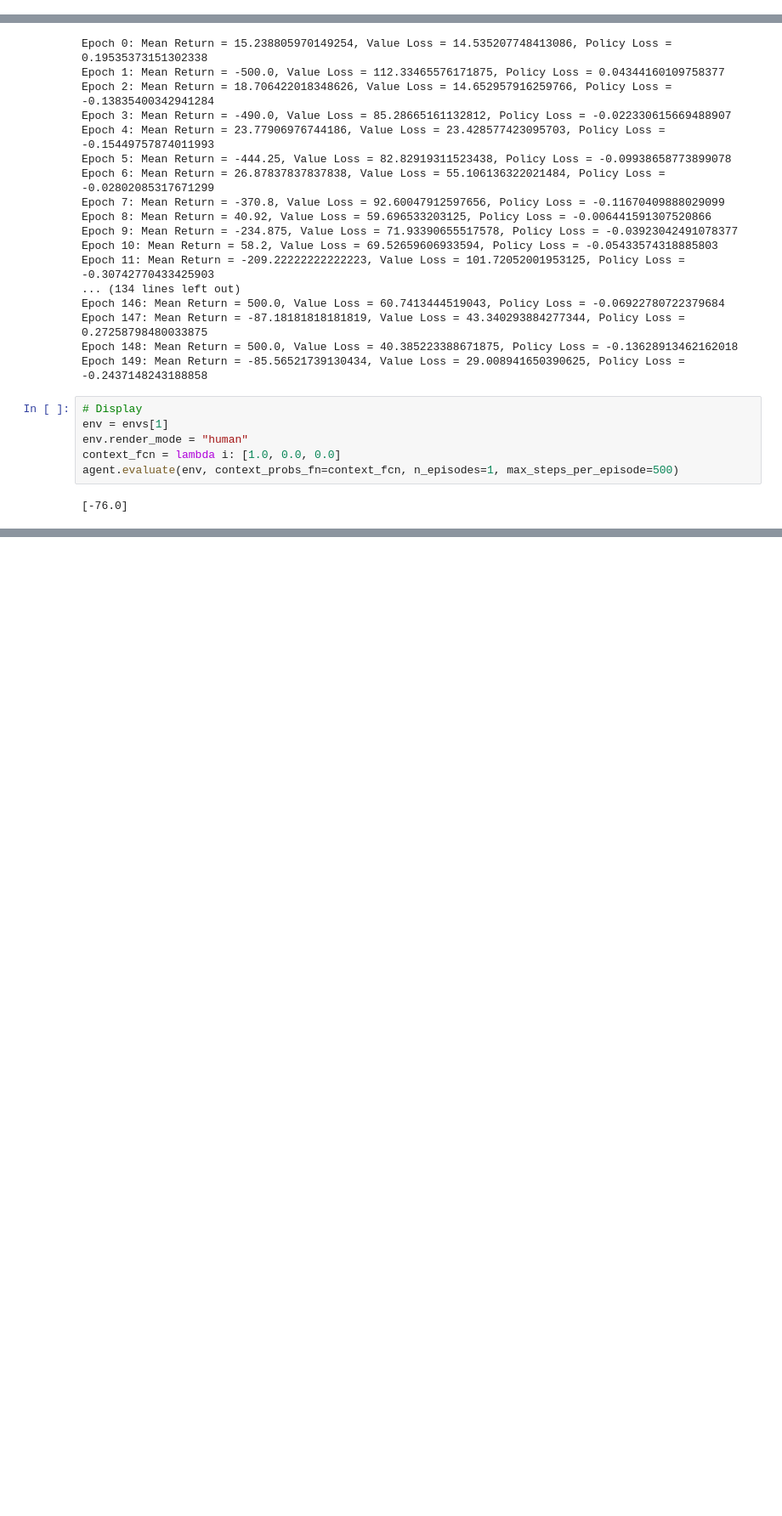
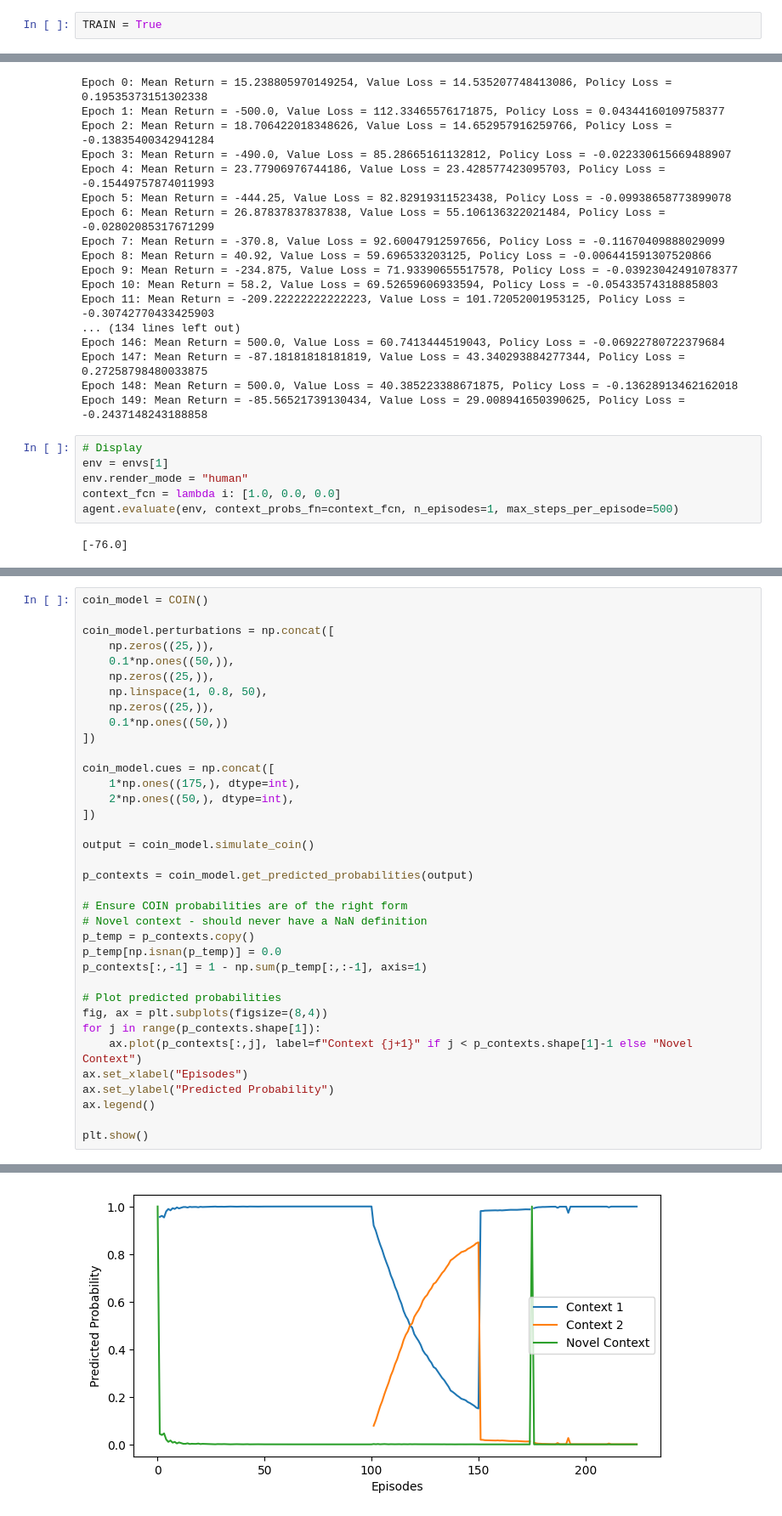
Before and after one commit to RichieRich2569/COINRL, a Jupyter notebook: figures.ipynb, the cells around one changed output, grey strips where cells are left out. Shown at 85% size. Drawn from its saved outputs; the diff is of its cells as text; blank space fills up the shorter version.

Commit message:
Fix cue implementation in COIN, start Figure 3

```diff
--- a/figures.ipynb
+++ b/figures.ipynb
@@ -768,0 +770,2 @@ Now use our COIN-PPO algorithm to train the cart-pole under contextual variation
+# %%
+TRAIN = True
@@ -1268,0 +1360,37 @@ agent.evaluate(env, context_probs_fn=context_fcn, n_episodes=1, max_steps_per_ep
+# %%
+coin_model = COIN()
+
+coin_model.perturbations = np.concat([
+    np.zeros((25,)),
+    0.1*np.ones((50,)),
+    np.zeros((25,)),
+    np.linspace(1, 0.8, 50),
+    np.zeros((25,)),
+    0.1*np.ones((50,))
+])
+
+coin_model.cues = np.concat([
+    1*np.ones((175,), dtype=int),
+    2*np.ones((50,), dtype=int),
+])
+
+output = coin_model.simulate_coin()
+
+p_contexts = coin_model.get_predicted_probabilities(output)
+
+# Ensure COIN probabilities are of the right form
+# Novel context - should never have a NaN definition
+p_temp = p_contexts.copy()
+p_temp[np.isnan(p_temp)] = 0.0
+p_contexts[:,-1] = 1 - np.sum(p_temp[:,:-1], axis=1)
+
+# Plot predicted probabilities
+fig, ax = plt.subplots(figsize=(8,4))
+for j in range(p_contexts.shape[1]):
+    ax.plot(p_contexts[:,j], label=f"Context {j+1}" if j < p_contexts.shape[1]-1 else "Novel Context")
+ax.set_xlabel("Episodes")
+ax.set_ylabel("Predicted Probability")
+ax.legend()
+
+plt.show()
+# %% [output]
@@ -1268,0 +1406 @@ agent.evaluate(env, context_probs_fn=context_fcn, n_episodes=1, max_steps_per_ep
+[figure, added]
```
Also changed, not shown: parts of 8 cells of this notebook, 4 other files.
